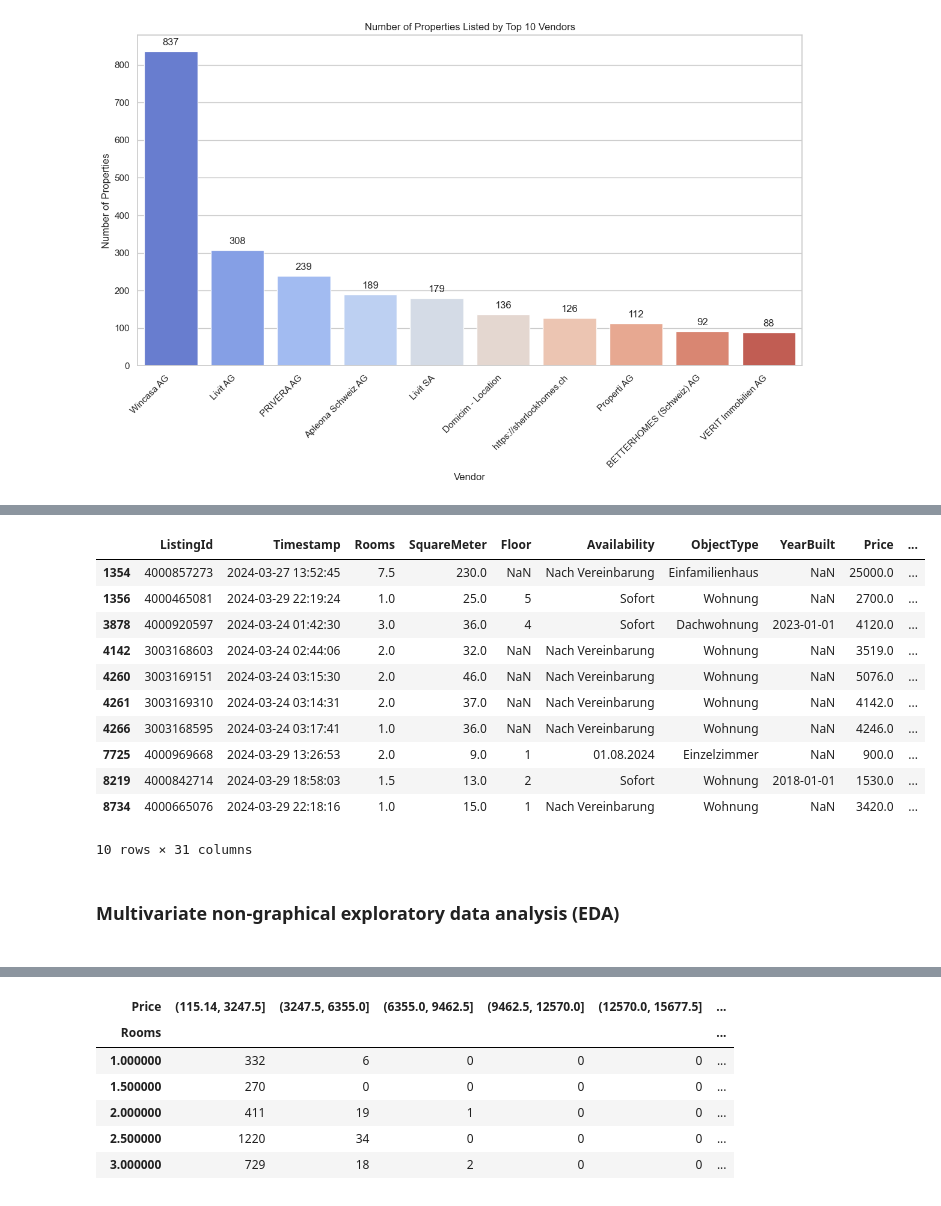
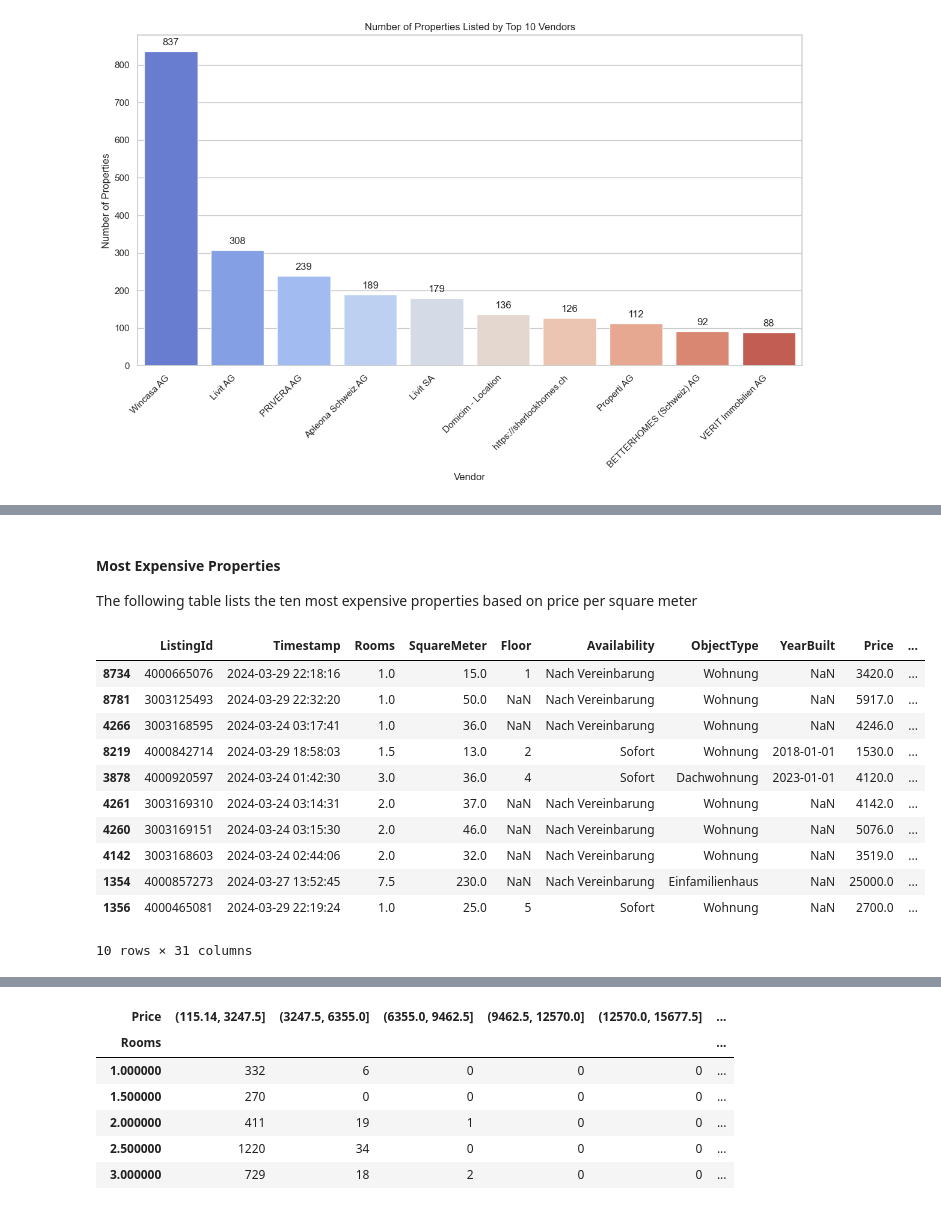
Before and after one commit to ElrasDeVayne/Immo-Projekt-DataScience, a Jupyter notebook: _EDA.ipynb, the cells around one changed output, grey strips where cells are left out. Drawn from its saved outputs; the diff is of its cells as text; code cells hidden in the pictures.

```diff
--- a/_EDA.ipynb
+++ b/_EDA.ipynb
@@ -279,19 +323,23 @@ df_filtered_property_location_clean[df_filtered_property_location_clean['Price_p
 10 rows × 31 columns
+# %% [markdown]
+<a id="16"></a>
+#### Most Expensive Properties
+The following table lists the ten most expensive properties based on price per square meter
 # %%
-# Very expensive apartments
-df_filtered_property_location_clean[df_filtered_property_location_clean['Price_per_m2'] >= 100].head(10)
+filtered_df_high = df_filtered_property_location_clean[df_filtered_property_location_clean['Price_per_m2'] >= 100]
+sorted_df_high = filtered_df_high.sort_values(by='Price_per_m2', ascending=False)
+top_10_expensive_properties = sorted_df_high.head(10)
+top_10_expensive_properties
 # %% [output]
 |  | ListingId | Timestamp | Rooms | SquareMeter | Floor | Availability | ObjectType | YearBuilt | Price | ... |
+| 8734 | 4000665076 | 2024-03-29 22:18:16 | 1.0 | 15.0 | 1 | Nach Vereinbarung | Wohnung | NaN | 3420.0 | ... |
+| 8781 | 3003125493 | 2024-03-29 22:32:20 | 1.0 | 50.0 | NaN | Nach Vereinbarung | Wohnung | NaN | 5917.0 | ... |
+| 4266 | 3003168595 | 2024-03-24 03:17:41 | 1.0 | 36.0 | NaN | Nach Vereinbarung | Wohnung | NaN | 4246.0 | ... |
+| 8219 | 4000842714 | 2024-03-29 18:58:03 | 1.5 | 13.0 | 2 | Sofort | Wohnung | 2018-01-01 | 1530.0 | ... |
+| 3878 | 4000920597 | 2024-03-24 01:42:30 | 3.0 | 36.0 | 4 | Sofort | Dachwohnung | 2023-01-01 | 4120.0 | ... |
+| 4261 | 3003169310 | 2024-03-24 03:14:31 | 2.0 | 37.0 | NaN | Nach Vereinbarung | Wohnung | NaN | 4142.0 | ... |
+| 4260 | 3003169151 | 2024-03-24 03:15:30 | 2.0 | 46.0 | NaN | Nach Vereinbarung | Wohnung | NaN | 5076.0 | ... |
+| 4142 | 3003168603 | 2024-03-24 02:44:06 | 2.0 | 32.0 | NaN | Nach Vereinbarung | Wohnung | NaN | 3519.0 | ... |
 | 1354 | 4000857273 | 2024-03-27 13:52:45 | 7.5 | 230.0 | NaN | Nach Vereinbarung | Einfamilienhaus | NaN | 25000.0 | ... |
 | 1356 | 4000465081 | 2024-03-29 22:19:24 | 1.0 | 25.0 | 5 | Sofort | Wohnung | NaN | 2700.0 | ... |
-| 3878 | 4000920597 | 2024-03-24 01:42:30 | 3.0 | 36.0 | 4 | Sofort | Dachwohnung | 2023-01-01 | 4120.0 | ... |
-| 4142 | 3003168603 | 2024-03-24 02:44:06 | 2.0 | 32.0 | NaN | Nach Vereinbarung | Wohnung | NaN | 3519.0 | ... |
-| 4260 | 3003169151 | 2024-03-24 03:15:30 | 2.0 | 46.0 | NaN | Nach Vereinbarung | Wohnung | NaN | 5076.0 | ... |
-| 4261 | 3003169310 | 2024-03-24 03:14:31 | 2.0 | 37.0 | NaN | Nach Vereinbarung | Wohnung | NaN | 4142.0 | ... |
-| 4266 | 3003168595 | 2024-03-24 03:17:41 | 1.0 | 36.0 | NaN | Nach Vereinbarung | Wohnung | NaN | 4246.0 | ... |
-| 7725 | 4000969668 | 2024-03-29 13:26:53 | 2.0 | 9.0 | 1 | 01.08.2024 | Einzelzimmer | NaN | 900.0 | ... |
-| 8219 | 4000842714 | 2024-03-29 18:58:03 | 1.5 | 13.0 | 2 | Sofort | Wohnung | 2018-01-01 | 1530.0 | ... |
-| 8734 | 4000665076 | 2024-03-29 22:18:16 | 1.0 | 15.0 | 1 | Nach Vereinbarung | Wohnung | NaN | 3420.0 | ... |
 10 rows × 31 columns
-# %% [markdown]
-<h3>Multivariate non-graphical exploratory data analysis (EDA)<h3/>
```
Also changed, not shown: parts of 69 cells of this notebook, 1 other file.
